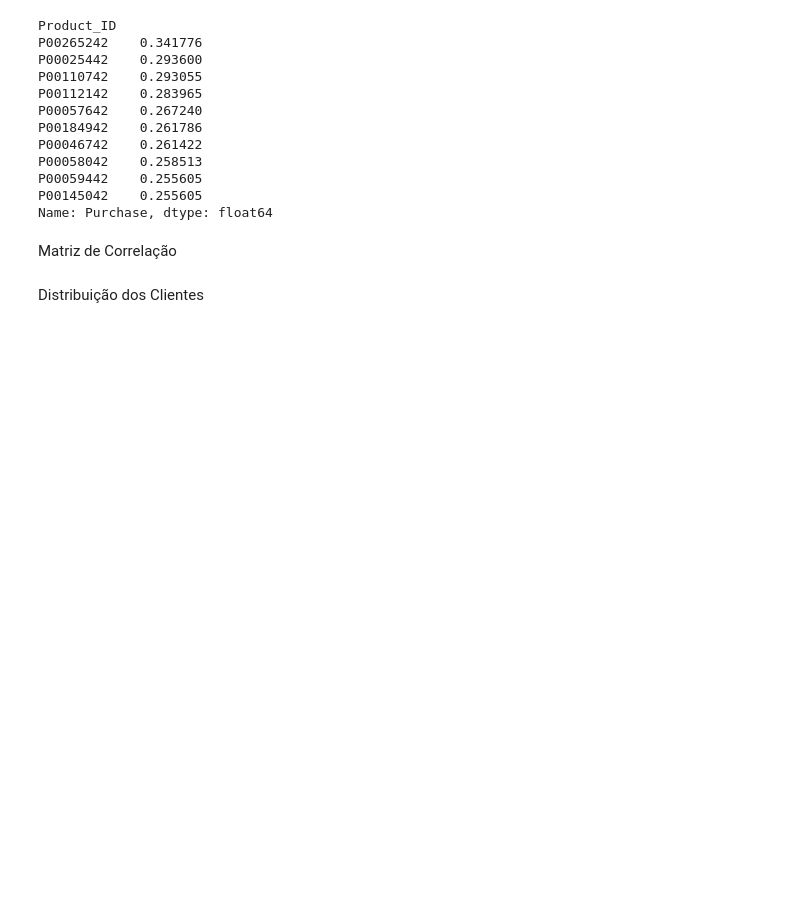
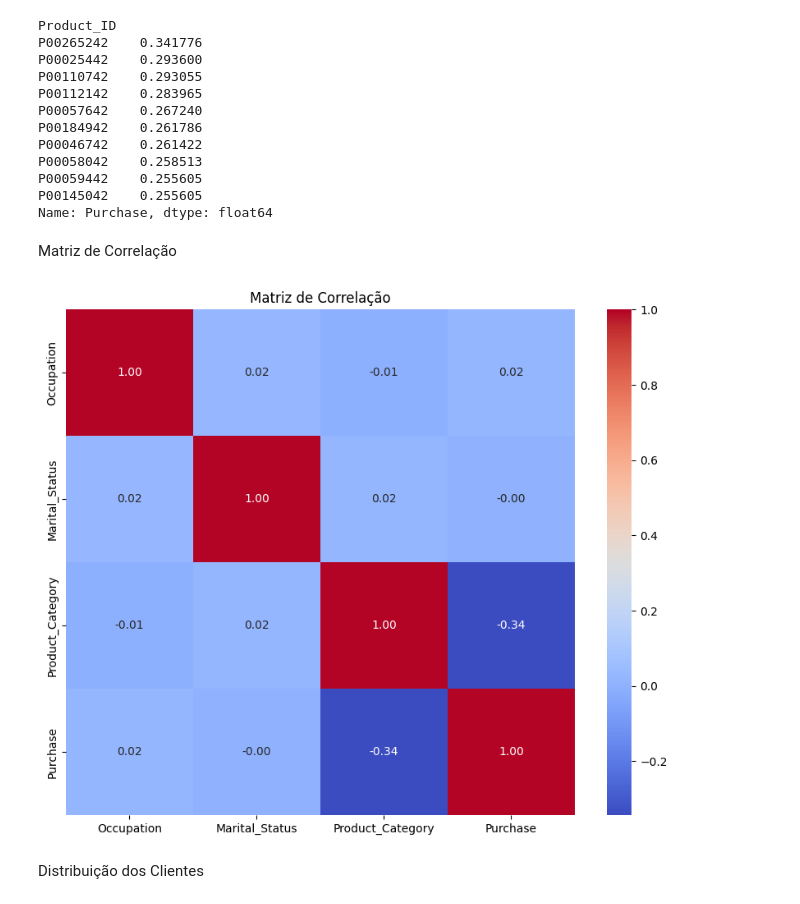
Before and after one commit to annecarv/infity_ds_project, a Jupyter notebook: notebooks/main.ipynb, the cells around one changed output. Saved outputs shown, nothing was run; the diff lists cells and outputs as text; code cells hidden in the pictures; blank space fills up the shorter version.

```diff
--- a/notebooks/main.ipynb
+++ b/notebooks/main.ipynb
@@ -8,3 +6,4 @@ ModuleNotFoundError: No module named 'seaborn'
 # %%
 dataframe =  pd.read_csv('C:/Users/anne.borges/OneDrive - FORTBRASIL ADM CARTOES DE CRED SA/Documentos/infinity_ds_project/data/walmart.csv')
 df = dataframe
+df_ml = df
@@ -10,0 +17,2 @@ df = dataframe
+# %%
+df_ml = df_ml.drop(columns=['User_ID'], axis=1)
@@ -146,12 +170,16 @@ outliers = df[(df['Purchase'] > limite_superior) | (df['Purchase'] < limite_infe
 # %% [markdown]
 Matriz de Correlação
 # %%
-correlation_matrix = df.corr()
+df_numeric = df_ml.select_dtypes(include=['float64', 'int64'])
+
+correlation_matrix = df_numeric.corr()
 
 plt.figure(figsize=(10, 8))
 sns.heatmap(correlation_matrix, annot=True, cmap='coolwarm', fmt='.2f')
-plt.title("Heatmap da Matriz de Correlação")
+plt.title("Matriz de Correlação")
 plt.show()
+# %% [output]
+[figure, added]
 # %% [markdown]
 Distribuição dos Clientes
 # %%
```
Also changed, not shown: parts of 3 cells of this notebook.
